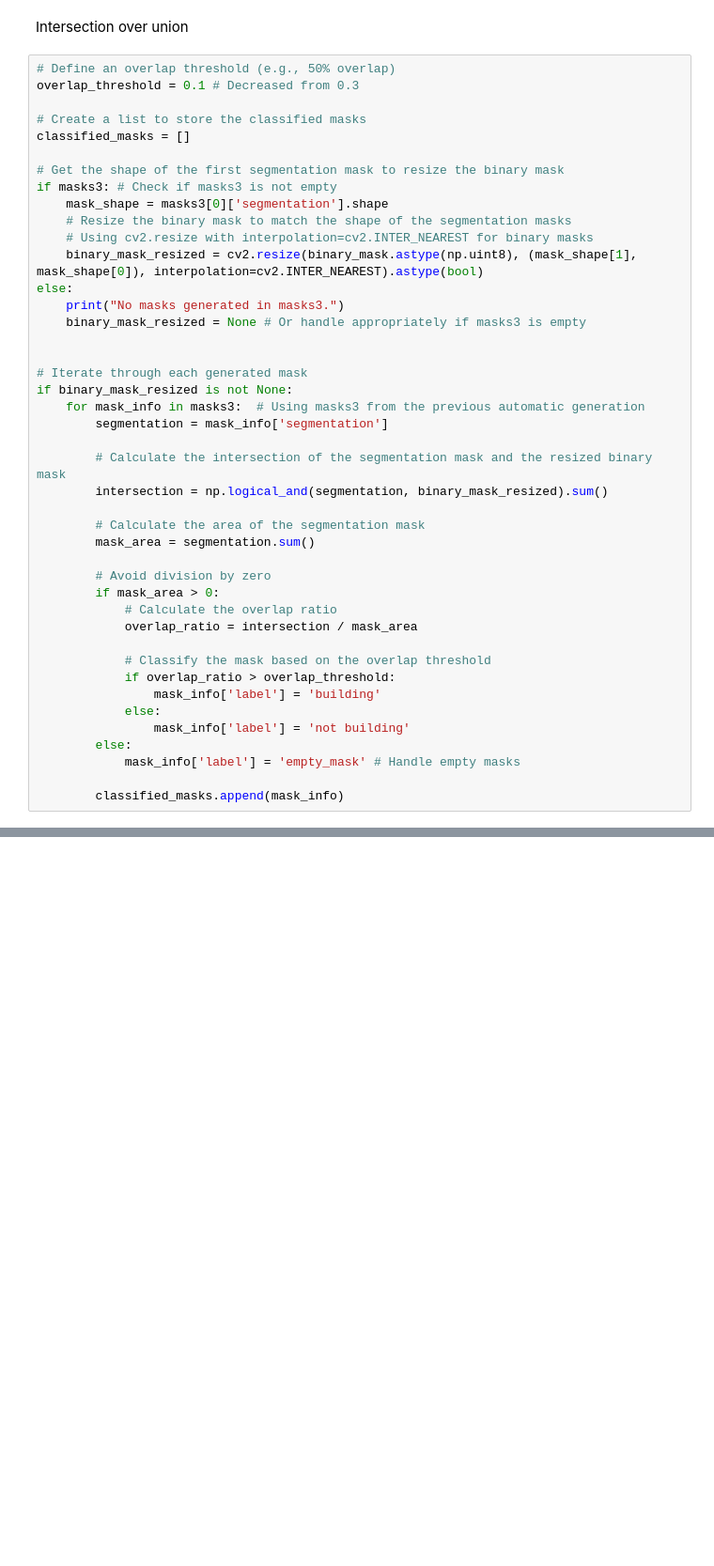
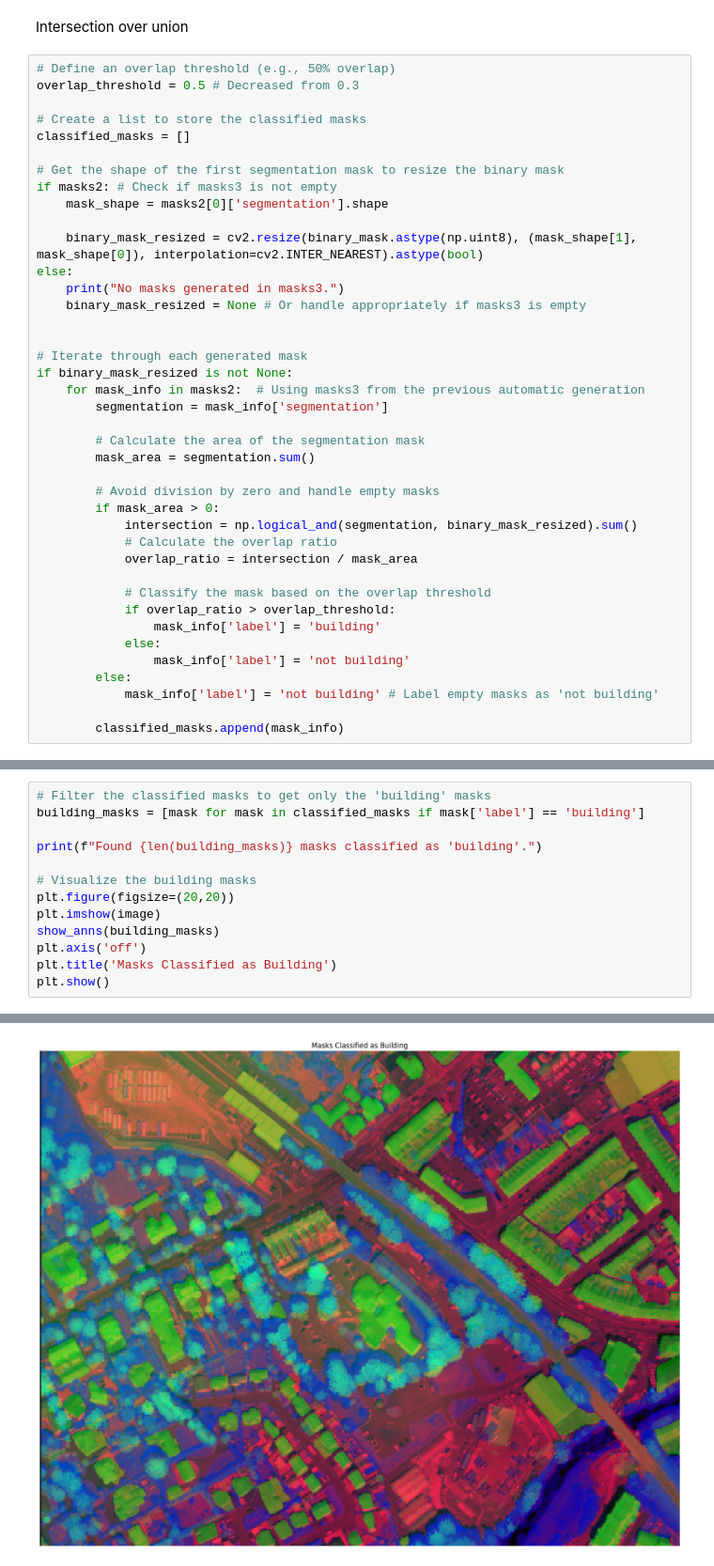
Before and after one commit to Jcrawford77/Foreign-Object-Detection, a Jupyter notebook: working.ipynb, the cells around one changed output, grey strips where cells are left out. Shown at 94% size. Saved outputs shown, nothing was run; the diff lists cells and outputs as text; blank space fills up the shorter version.

```diff
--- a/working.ipynb
+++ b/working.ipynb
@@ -141,16 +166,15 @@ binary_mask = np.array(binary_mask_pil)
 Intersection over union
 # %%
 # Define an overlap threshold (e.g., 50% overlap)
-overlap_threshold = 0.1 # Decreased from 0.3
+overlap_threshold = 0.5 # Decreased from 0.3
 
 # Create a list to store the classified masks
 classified_masks = []
 
 # Get the shape of the first segmentation mask to resize the binary mask
-if masks3: # Check if masks3 is not empty
-    mask_shape = masks3[0]['segmentation'].shape
-    # Resize the binary mask to match the shape of the segmentation masks
-    # Using cv2.resize with interpolation=cv2.INTER_NEAREST for binary masks
+if masks2: # Check if masks3 is not empty
+    mask_shape = masks2[0]['segmentation'].shape
+
     binary_mask_resized = cv2.resize(binary_mask.astype(np.uint8), (mask_shape[1], mask_shape[0]), interpolation=cv2.INTER_NEAREST).astype(bool)
 else:
     print("No masks generated in masks3.")
@@ -159,17 +183,15 @@ else:
 
 # Iterate through each generated mask
 if binary_mask_resized is not None:
-    for mask_info in masks3:  # Using masks3 from the previous automatic generation
+    for mask_info in masks2:  # Using masks3 from the previous automatic generation
         segmentation = mask_info['segmentation']
-
-        # Calculate the intersection of the segmentation mask and the resized binary mask
-        intersection = np.logical_and(segmentation, binary_mask_resized).sum()
 
         # Calculate the area of the segmentation mask
         mask_area = segmentation.sum()
 
-        # Avoid division by zero
+        # Avoid division by zero and handle empty masks
         if mask_area > 0:
+            intersection = np.logical_and(segmentation, binary_mask_resized).sum()
             # Calculate the overlap ratio
             overlap_ratio = intersection / mask_area
 
@@ -179,7 +201,7 @@ if binary_mask_resized is not None:
             else:
                 mask_info['label'] = 'not building'
         else:
-            mask_info['label'] = 'empty_mask' # Handle empty masks
+            mask_info['label'] = 'not building' # Label empty masks as 'not building'
 
         classified_masks.append(mask_info)
 # %%
@@ -236,0 +227,14 @@ print(f"Extracted band values for {len(mask_band_values)} masks.")
+# %%
+# Filter the classified masks to get only the 'building' masks
+building_masks = [mask for mask in classified_masks if mask['label'] == 'building']
+
+print(f"Found {len(building_masks)} masks classified as 'building'.")
+
+# Visualize the building masks
+plt.figure(figsize=(20,20))
+plt.imshow(image)
+show_anns(building_masks)
+plt.axis('off')
+plt.title('Masks Classified as Building')
+plt.show()
+# %% [output]
@@ -236,0 +242 @@ print(f"Extracted band values for {len(mask_band_values)} masks.")
+[figure, added]
```
Also changed, not shown: parts of 9 cells of this notebook.
